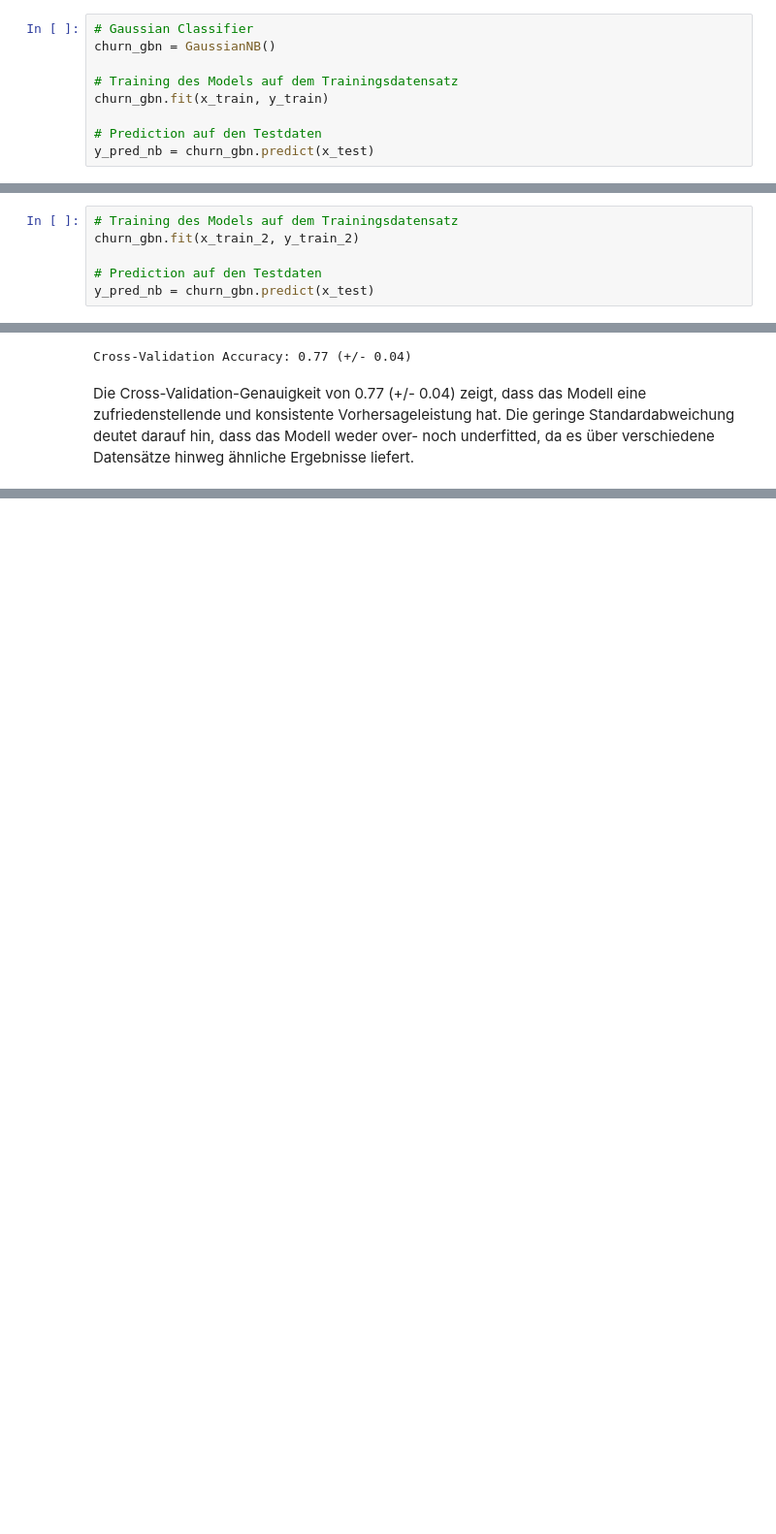
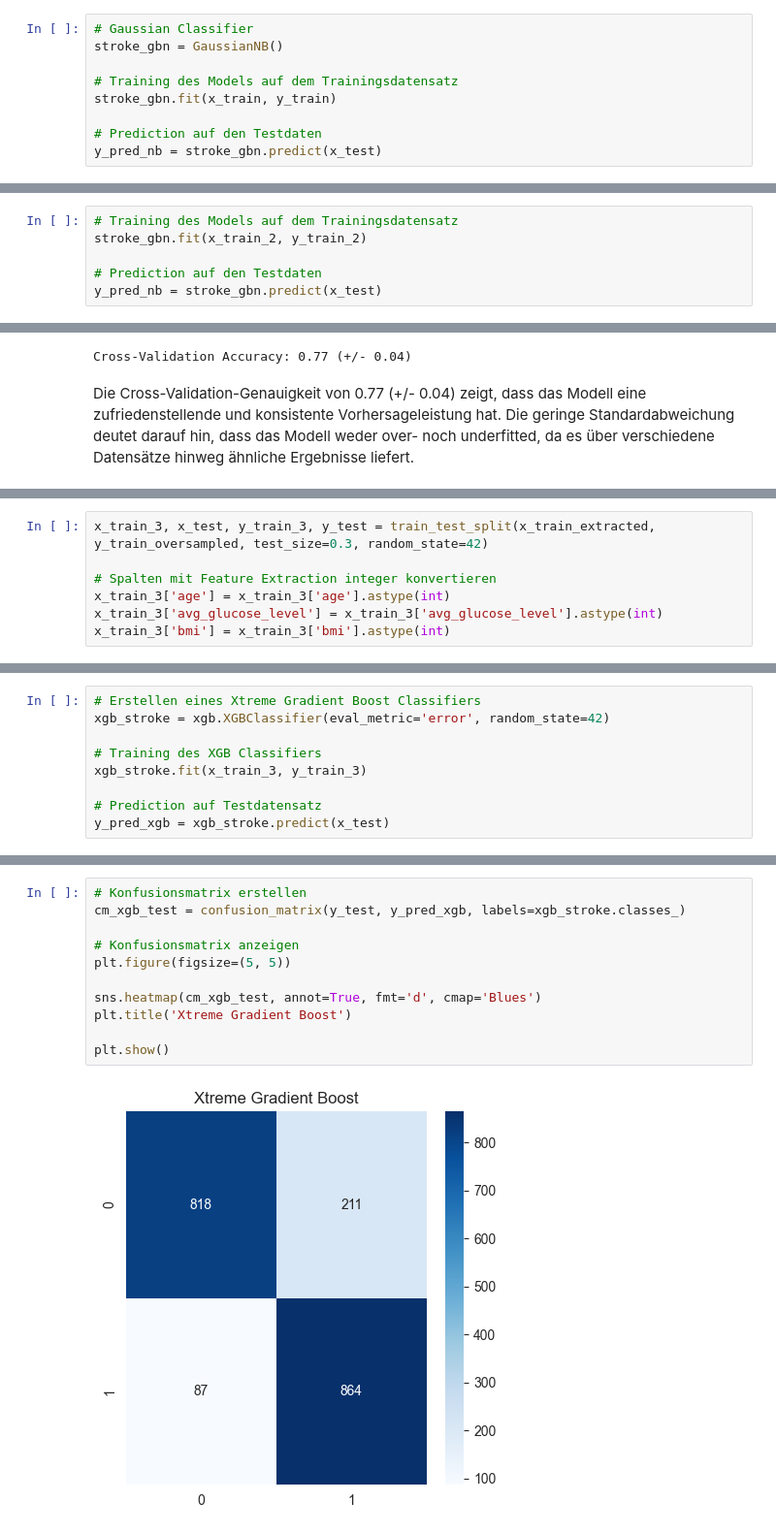
Before and after one commit to leonbittner/dasciws2324, a Jupyter notebook: 01_classification/01_classification.ipynb, the cells around one changed output, grey strips where cells are left out. Shown at 97% size. Cells and saved outputs as stored; diff of their text form; blank space fills up the shorter version.

```diff
--- a/01_classification/01_classification.ipynb
+++ b/01_classification/01_classification.ipynb
@@ -173,13 +177,13 @@ Wir sehen, dass der Entscheidungsbaum eine hohe Genauigkeit (Accuracy) von etwa
 Als zweites Modell wende ich das Naive Bayes Model an.
 # %%
 # Gaussian Classifier
-churn_gbn = GaussianNB()
+stroke_gbn = GaussianNB()
 
 # Training des Models auf dem Trainingsdatensatz
-churn_gbn.fit(x_train, y_train)
+stroke_gbn.fit(x_train, y_train)
 
 # Prediction auf den Testdaten
-y_pred_nb = churn_gbn.predict(x_test)
+y_pred_nb = stroke_gbn.predict(x_test)
 # %% [markdown]
 #### Evaluierung
 # %%
@@ -410,10 +410,10 @@ x_train_2, x_test, y_train_2, y_test = train_test_split(x_train_extracted, y_tra
 Anschließend wird das Naive-Bayes Modells erneut trainiert.
 # %%
 # Training des Models auf dem Trainingsdatensatz
-churn_gbn.fit(x_train_2, y_train_2)
+stroke_gbn.fit(x_train_2, y_train_2)
 
 # Prediction auf den Testdaten
-y_pred_nb = churn_gbn.predict(x_test)
+y_pred_nb = stroke_gbn.predict(x_test)
 # %% [markdown]
 Nun bewerten wir Accuracy, Precision, Recall und F1-Score neu:
 # %%
@@ -464,0 +515,7 @@ Die Cross-Validation-Genauigkeit von 0.77 (+/- 0.04) zeigt, dass das Modell eine
+# %%
+x_train_3, x_test, y_train_3, y_test = train_test_split(x_train_extracted, y_train_oversampled, test_size=0.3, random_state=42)
+
+# Spalten mit Feature Extraction integer konvertieren
+x_train_3['age'] = x_train_3['age'].astype(int)
+x_train_3['avg_glucose_level'] = x_train_3['avg_glucose_level'].astype(int)
+x_train_3['bmi'] = x_train_3['bmi'].astype(int)
@@ -464,0 +524,9 @@ Die Cross-Validation-Genauigkeit von 0.77 (+/- 0.04) zeigt, dass das Modell eine
+# %%
+# Erstellen eines Xtreme Gradient Boost Classifiers
+xgb_stroke = xgb.XGBClassifier(eval_metric='error', random_state=42)
+
+# Training des XGB Classifiers
+xgb_stroke.fit(x_train_3, y_train_3)
+
+# Prediction auf Testdatensatz
+y_pred_xgb = xgb_stroke.predict(x_test)
@@ -464,0 +535,13 @@ Die Cross-Validation-Genauigkeit von 0.77 (+/- 0.04) zeigt, dass das Modell eine
+# %%
+# Konfusionsmatrix erstellen
+cm_xgb_test = confusion_matrix(y_test, y_pred_xgb, labels=xgb_stroke.classes_)
+
+# Konfusionsmatrix anzeigen
+plt.figure(figsize=(5, 5))
+
+sns.heatmap(cm_xgb_test, annot=True, fmt='d', cmap='Blues')
+plt.title('Xtreme Gradient Boost')
+
+plt.show()
+# %% [output]
+[figure, added]
```
Also changed, not shown: parts of 31 cells of this notebook.
